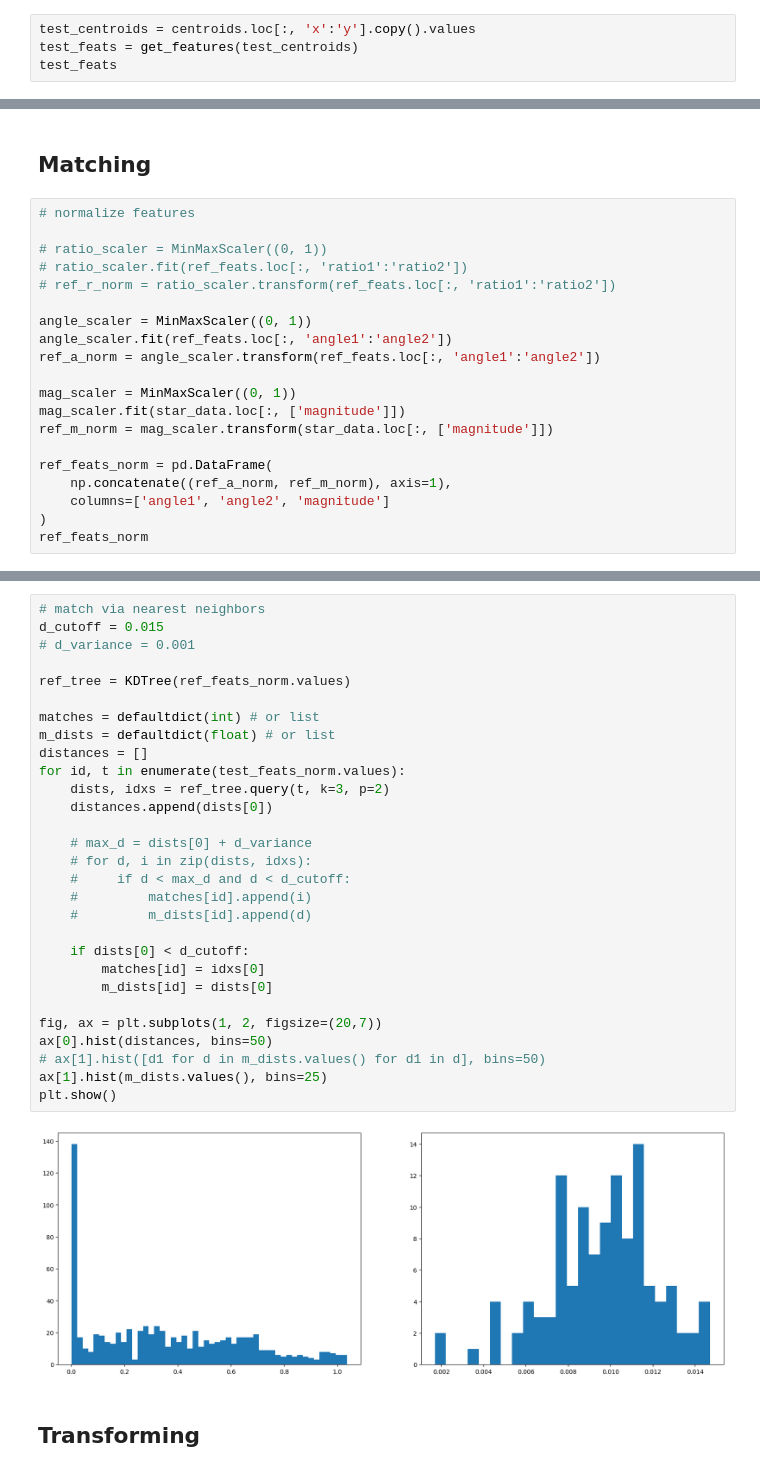
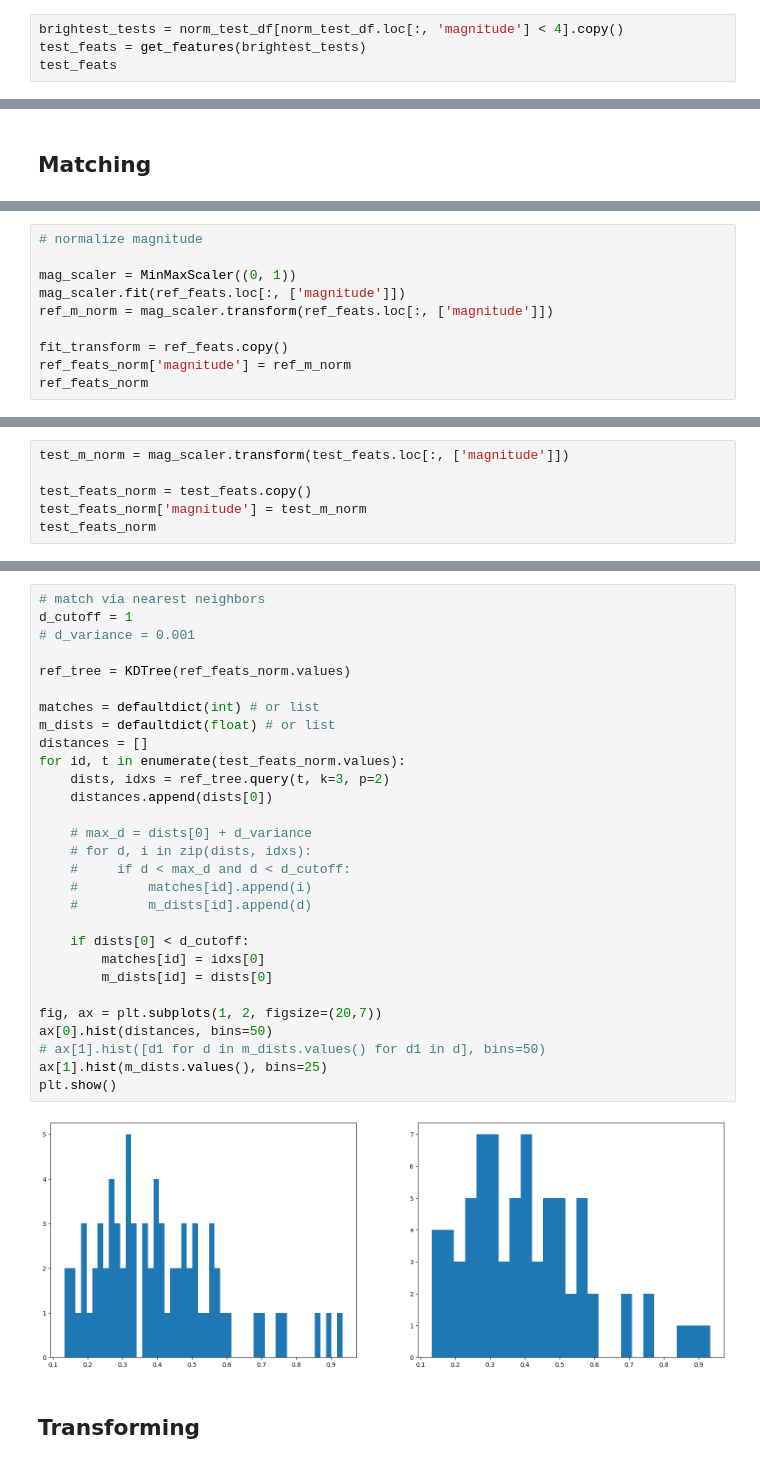
Before and after one commit to emilycardwell/find-my-star, a Jupyter notebook: testing.ipynb, the cells around one changed output, grey strips where cells are left out. Cells and saved outputs as stored; diff of their text form.

Commit message:
checking transformation map

```diff
--- a/testing.ipynb
+++ b/testing.ipynb
@@ -586,5 +583,5 @@ ref_feats
 # %%
-test_centroids = centroids.loc[:, 'x':'y'].copy().values
-test_feats = get_features(test_centroids)
+brightest_tests = norm_test_df[norm_test_df.loc[:, 'magnitude'] < 4].copy()
+test_feats = get_features(brightest_tests)
 test_feats
 # %% [output]
@@ -604,22 +601,2 @@ test_feats
 # %% [markdown]
 ## Matching
-# %%
-# normalize features
-
-# ratio_scaler = MinMaxScaler((0, 1))
-# ratio_scaler.fit(ref_feats.loc[:, 'ratio1':'ratio2'])
-# ref_r_norm = ratio_scaler.transform(ref_feats.loc[:, 'ratio1':'ratio2'])
-
-angle_scaler = MinMaxScaler((0, 1))
-angle_scaler.fit(ref_feats.loc[:, 'angle1':'angle2'])
-ref_a_norm = angle_scaler.transform(ref_feats.loc[:, 'angle1':'angle2'])
-
-mag_scaler = MinMaxScaler((0, 1))
-mag_scaler.fit(star_data.loc[:, ['magnitude']])
-ref_m_norm = mag_scaler.transform(star_data.loc[:, ['magnitude']])
-
-ref_feats_norm = pd.DataFrame(
-    np.concatenate((ref_a_norm, ref_m_norm), axis=1),
-    columns=['angle1', 'angle2', 'magnitude']
-)
-ref_feats_norm
@@ -662,0 +603,10 @@ test_feats_norm
+# %%
+# normalize magnitude
+
+mag_scaler = MinMaxScaler((0, 1))
+mag_scaler.fit(ref_feats.loc[:, ['magnitude']])
+ref_m_norm = mag_scaler.transform(ref_feats.loc[:, ['magnitude']])
+
+fit_transform = ref_feats.copy()
+ref_feats_norm['magnitude'] = ref_m_norm
+ref_feats_norm
@@ -662,0 +628,6 @@ test_feats_norm
+# %%
+test_m_norm = mag_scaler.transform(test_feats.loc[:, ['magnitude']])
+
+test_feats_norm = test_feats.copy()
+test_feats_norm['magnitude'] = test_m_norm
+test_feats_norm
@@ -663,33 +648,33 @@ test_feats_norm
 # %%
 # match via nearest neighbors
-d_cutoff = 0.015
+d_cutoff = 1
 # d_variance = 0.001
 
 ref_tree = KDTree(ref_feats_norm.values)
 
 matches = defaultdict(int) # or list
 m_dists = defaultdict(float) # or list
 distances = []
 for id, t in enumerate(test_feats_norm.values):
     dists, idxs = ref_tree.query(t, k=3, p=2)
     distances.append(dists[0])
 
     # max_d = dists[0] + d_variance
     # for d, i in zip(dists, idxs):
     #     if d < max_d and d < d_cutoff:
     #         matches[id].append(i)
     #         m_dists[id].append(d)
 
     if dists[0] < d_cutoff:
         matches[id] = idxs[0]
         m_dists[id] = dists[0]
 
 fig, ax = plt.subplots(1, 2, figsize=(20,7))
 ax[0].hist(distances, bins=50)
 # ax[1].hist([d1 for d in m_dists.values() for d1 in d], bins=50)
 ax[1].hist(m_dists.values(), bins=25)
 plt.show()
 # %% [output]
-[figure, old version]
+[figure, new version]
 # %% [markdown]
 ## Transforming
```
Also changed, not shown: parts of 16 cells of this notebook.
